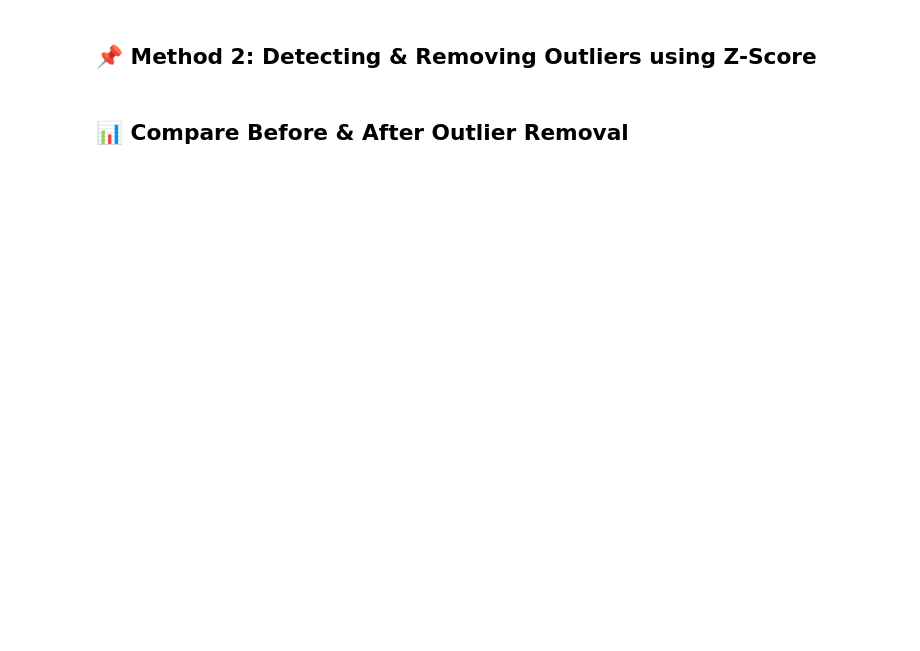
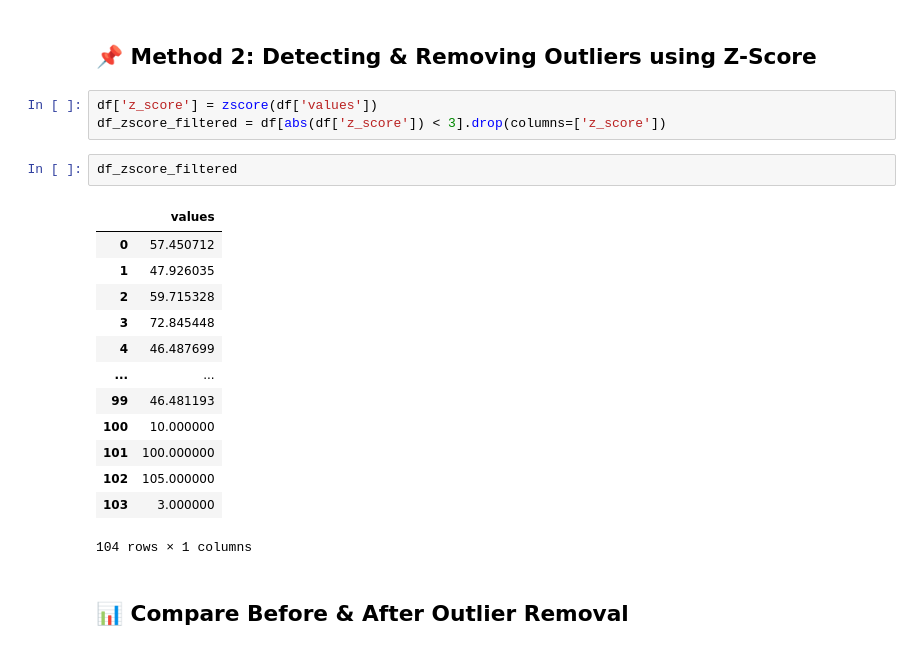
Before and after one commit to selvaneyas/python-learning, a Jupyter notebook: 30 Day of ML/day6_outlier_detection.ipynb, the cells around one changed output. Saved outputs shown, nothing was run; the diff lists cells and outputs as text; blank space fills up the shorter version.

```diff
--- a/30 Day of ML/day6_outlier_detection.ipynb
+++ b/30 Day of ML/day6_outlier_detection.ipynb
@@ -87,4 +103,23 @@ df_iqr_filtered = df[(df['values'] >= lower_bound) & (df['values'] <= upper_boun
 # %% [markdown]
 ## 📌 Method 2: Detecting & Removing Outliers using Z-Score
+# %%
+df['z_score'] = zscore(df['values'])
+df_zscore_filtered = df[abs(df['z_score']) < 3].drop(columns=['z_score'])
+# %%
+df_zscore_filtered
+# %% [output]
+|  | values |
+| 0 | 57.450712 |
+| 1 | 47.926035 |
+| 2 | 59.715328 |
+| 3 | 72.845448 |
+| 4 | 46.487699 |
+| ... | ... |
+| 99 | 46.481193 |
+| 100 | 10.000000 |
+| 101 | 100.000000 |
+| 102 | 105.000000 |
+| 103 | 3.000000 |
+104 rows × 1 columns
 # %% [markdown]
 ## 📊 Compare Before & After Outlier Removal
```
Also changed, not shown: parts of 3 cells of this notebook, 2 other files.
